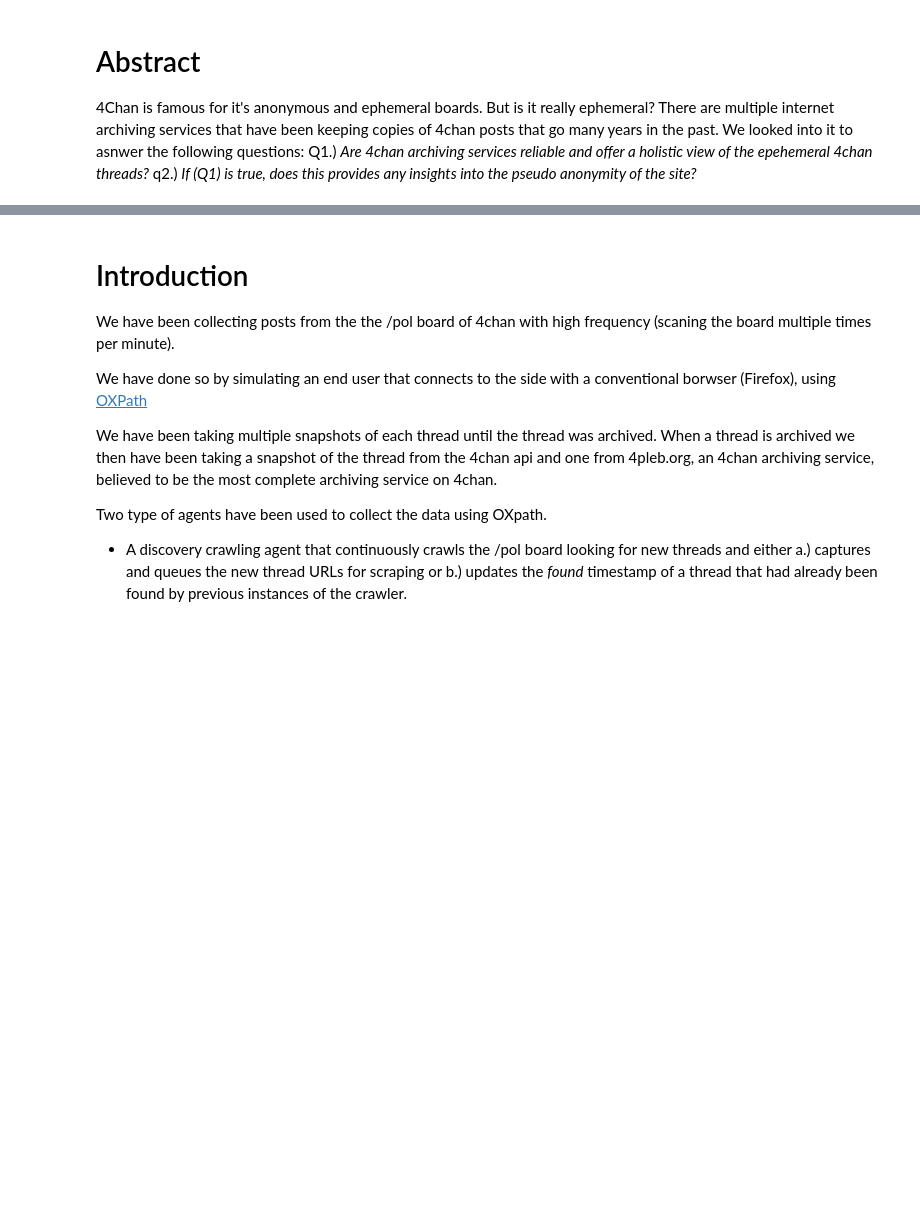
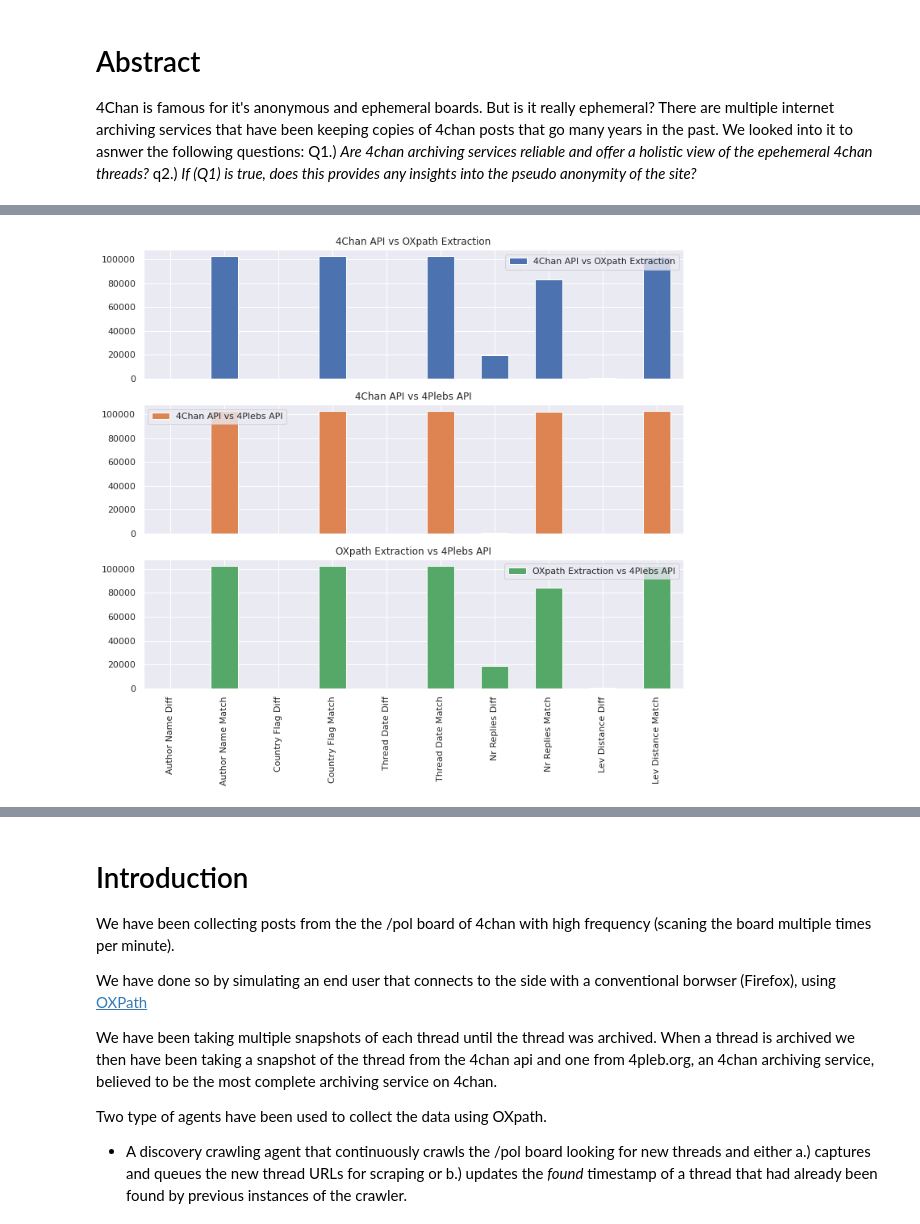
Before and after one commit to yprift01/4chan-data-project, a Jupyter notebook: jupyter/4chan-diff-threads.ipynb, the cells around one changed output, grey strips where cells are left out. Drawn from its saved outputs; the diff is of its cells as text; code cells hidden in the pictures; blank space fills up the shorter version.

```diff
--- a/jupyter/4chan-diff-threads.ipynb
+++ b/jupyter/4chan-diff-threads.ipynb
@@ -36,25 +38,24 @@ import matplotlib.pyplot as plt
 import numpy as np
 
 
-# Fixed period analysis - change these to extend/restrict the period
-# Date as a yyyymmddhhMMss string
-date_from = '202105010000'
-date_to =   '202111010000'
+threads_collection = "y-threads"
+live_collection = "y-live-4chan"
+
 
 # connectiong to mongodb cluster using a read only user
 
 ## REMOTE REPLICA SET
-client = MongoClient("mongodb+srv://<usr>:<pass>@rs.prifti.us/?ssl=false&authSource=chan")
+#client = MongoClient("mongodb+srv://chanreader:Helloworld123@rs.prifti.us/?ssl=false&authSource=chan")
 
 ## LOCAL SINGLE INSTANCE
 ## 192.168.1.110 -- localhost
-## client = MongoClient("mongodb://<usr>:<pass>@localhost:27777/?ssl=false&serverSelectionTimeoutMS=5000&connectTimeoutMS=10000&authSource=chan&authMechanism=SCRAM-SHA-256")
+client = MongoClient("mongodb://chanreader:Helloworld123@192.168.1.120:27777/?ssl=false&serverSelectionTimeoutMS=5000&connectTimeoutMS=10000&authSource=chan&authMechanism=SCRAM-SHA-256")
 
 # connection to chan database
 db = client.chan
 
 # the threads collection contains API data collections from the 4chan api and 4pleb api
-threads = db['y-threads']
+threads = db[threads_collection]
 
 # the 'live-4chan' collection contains the OXPath data collection
-livechan = db['y-live-4chan']
+livechan = db[live_collection]
@@ -154,0 +242,4 @@ match_result
+# %%
+limited_result = match_result.query("oxp & chan & pleb")
+print(len(match_result))
+len(limited_result)
@@ -154,0 +249,18 @@ match_result
+# %%
+oxp = pd.DataFrame(list(limited_result["oxp_op"]), limited_result["oxp_nr_replies"])
+oxp = oxp.reset_index()
+
+chan = pd.DataFrame(list(limited_result["chan_op"]), limited_result["chan_nr_replies"])
+chan = chan.reset_index()
+
+pleb = pd.DataFrame(list(limited_result["pleb_op"]), limited_result["pleb_nr_replies"])
+pleb = pleb.reset_index()
+
+oxp["post_number"] = oxp["post_number"].apply(lambda x: x[0] if isinstance(x, list) else x)
+oxp["image"] = oxp["image"].apply(lambda x: x[0] if isinstance(x, list) else x)
+oxp["subject"] = oxp["subject"].apply(lambda x: x[0] if isinstance(x, list) else x)
+oxp["author_name"] = oxp["author_name"].apply(lambda x: x[0] if isinstance(x, list) else x)
+oxp["authorid"] = oxp["authorid"].apply(lambda x: x[0] if isinstance(x, list) else x)
+oxp["message"] = oxp["message"].apply(lambda x: x[0] if isinstance(x, list) else x)
+oxp["flag"] = oxp["flag"].apply(lambda x: x[0] if isinstance(x, list) else x)
+oxp["date_time"] = oxp["date_time"].apply(lambda x: x[0] if isinstance(x, list) else x)
@@ -154,0 +438,7 @@ match_result
+# %%
+plot_results = comp_result.transpose()
+# %%
+plot_results.plot(kind='bar', stacked=True, subplots=True, grid=True, figsize=(12, 10))
+None
+# %% [output]
+[figure, added]
```
Also changed, not shown: parts of 14 cells of this notebook, 1 other file.
